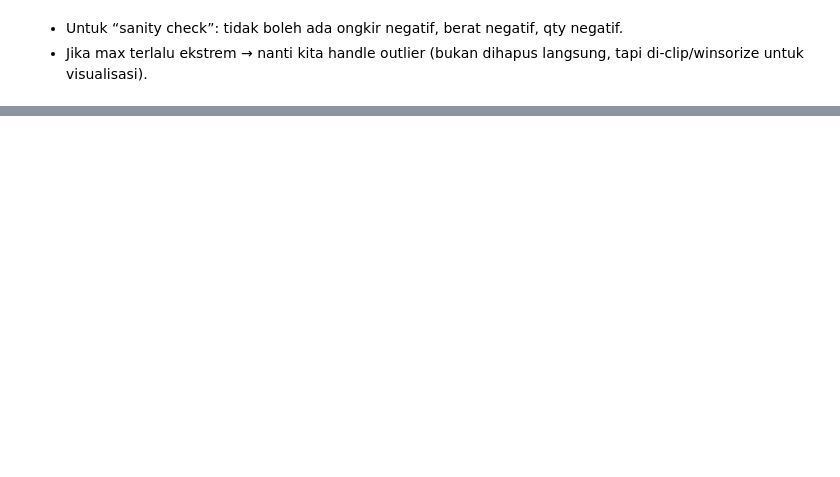
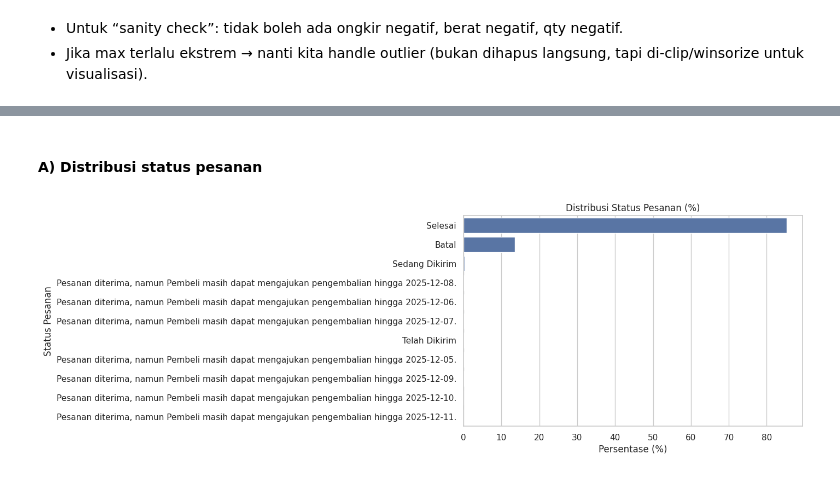
Before and after one commit to AlvitoDwiP/operasional_ecommers_indo, a Jupyter notebook: notebooks/01_analysis.ipynb, the cells around one changed output, grey strips where cells are left out. Cells and saved outputs as stored; diff of their text form; code cells hidden in the pictures; blank space fills up the shorter version.

```diff
--- a/notebooks/01_analysis.ipynb
+++ b/notebooks/01_analysis.ipynb
@@ -180,20 +129,0 @@ Pada tahap ini, kita melakukan transformasi ringan untuk memastikan dataset siap
-# %%
-rename_map = {
-    "Total Diskon": "total_diskon",
-    "Status Pesanan": "status_pesanan",
-    "Alasan Pembatalan": "alasan_pembatalan",
-    "Opsi Pengiriman": "opsi_pengiriman",
-    "Metode Pembayaran": "metode_pembayaran",
-    "Kota/Kabupaten": "kota_kabupaten",
-    "Provinsi": "provinsi",
-    "Ongkos Kirim Dibayar oleh Pembeli": "ongkir_dibayar",
-    "Estimasi Potongan Biaya Pengiriman": "subsidi_ongkir",
-    "Total Pembayaran": "total_pembayaran",
-    "Perkiraan Ongkos Kirim": "perkiraan_ongkir",
-    "Waktu Pesanan Dibuat": "waktu_pesanan",
-    "Total Berat (gr)": "total_berat_gr",
-    "Total Qty": "total_qty"
-}
-
-df = df.rename(columns=rename_map)
-df.columns.tolist()
@@ -228,8 +129,0 @@ Mengubah kolom waktu menjadi format datetime agar bisa dianalisis secara tren bu
-# %%
-df["waktu_pesanan"] = pd.to_datetime(df["waktu_pesanan"], errors="coerce")
-
-df["tahun"] = df["waktu_pesanan"].dt.year
-df["bulan"] = df["waktu_pesanan"].dt.to_period("M").astype(str)
-df["tanggal"] = df["waktu_pesanan"].dt.date
-
-df[["waktu_pesanan", "tahun", "bulan"]].head()
@@ -245,0 +137,13 @@ Kolom waktu berhasil dikonversi menjadi datetime. Fitur bulan akan digunakan unt
+# %% [markdown]
+#### A) Distribusi status pesanan
+# %%
+status_dist = df["Status Pesanan"].value_counts(normalize=True) * 100
+
+plt.figure(figsize=(8,5))
+sns.barplot(x=status_dist.values, y=status_dist.index)
+plt.title("Distribusi Status Pesanan (%)")
+plt.xlabel("Persentase (%)")
+plt.ylabel("Status Pesanan")
+plt.show()
+# %% [output]
+[figure, added]
```
Also changed, not shown: parts of 28 cells of this notebook.
